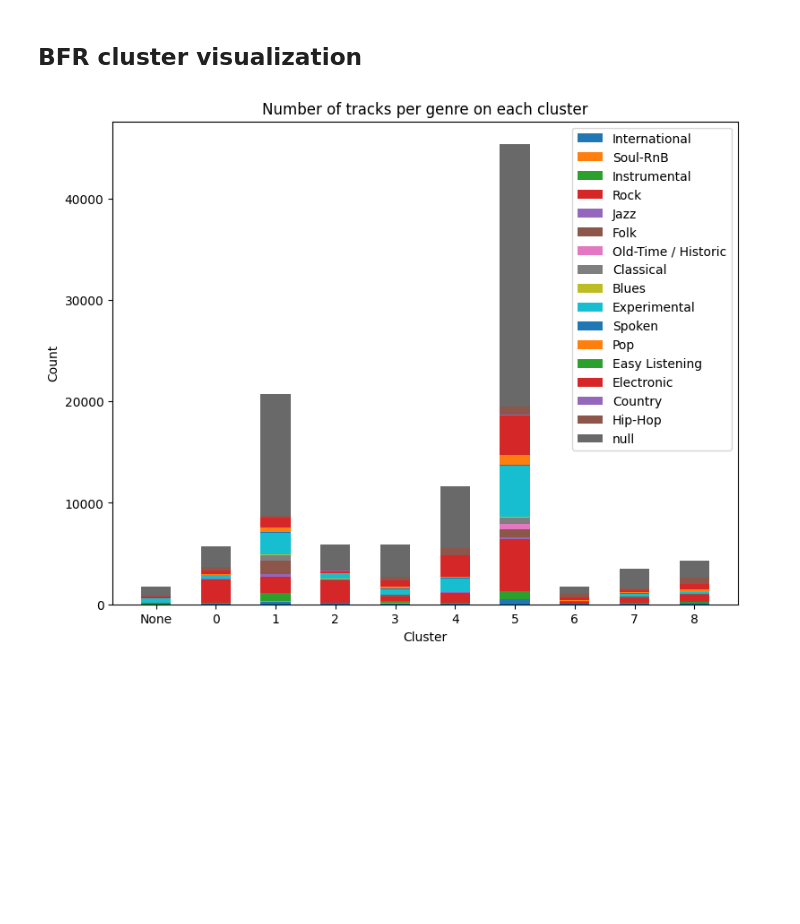
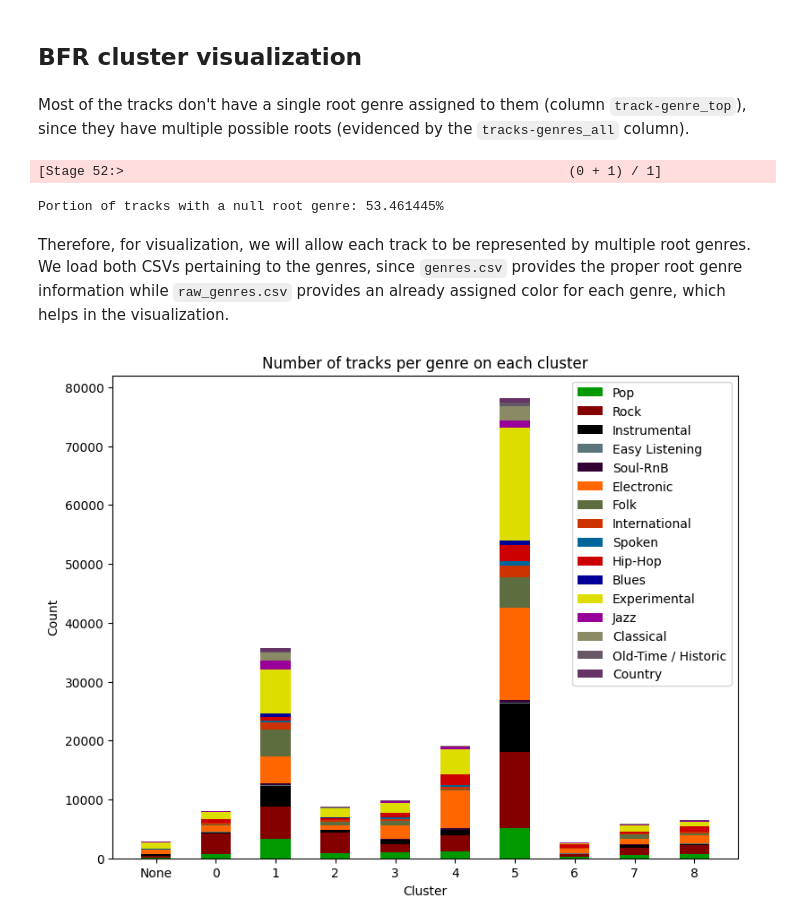
Before and after one commit to pedrocarush/MDLE-Assignment2, a Jupyter notebook: exercise1.ipynb, the cells around one changed output. Saved outputs shown, nothing was run; the diff lists cells and outputs as text; code cells hidden in the pictures; blank space fills up the shorter version.

Commit message:
Better genre evaluation and graph colors

```diff
--- a/exercise1.ipynb
+++ b/exercise1.ipynb
@@ -521,21 +515,43 @@ cluster_assignment_df = spark.createDataFrame(
     data=[(track, ds.id_) for ds in discard_sets for track in ds.tracks],
     schema=StructType([StructField('track_id', StringType(), False), StructField('cluster_id', IntegerType(), False)])
 )
+# %% [markdown]
+Most of the tracks don't have a single root genre assigned to them (column `track-genre_top`), since they have multiple possible roots (evidenced by the `tracks-genres_all` column).
+# %%
+print(f"Portion of tracks with a null root genre: {tracks_df.filter(F.col('track-genre_top').isNull()).count() / tracks_df.count():%}")
+# %% [output]
+[Stage 52:>                                                         (0 + 1) / 1]
+Portion of tracks with a null root genre: 53.461445%
+# %% [markdown]
+Therefore, for visualization, we will allow each track to be represented by multiple root genres.
+We load both CSVs pertaining to the genres, since `genres.csv` provides the proper root genre information while `raw_genres.csv` provides an already assigned color for each genre, which helps in the visualization.
+# %%
+genres_df = spark.read.option('header', 'true').csv('./data/genres.csv')
+genres_colors_df = spark.read.option('header', 'true').csv('./data/raw_genres.csv')
 # %%
 cluster_ids = [None] + list(range(n_clusters))
 
-genres = [row["track-genre_top"] for row in tracks_df.select("track-genre_top").fillna('null', 'track-genre_top').distinct().collect()]
+genres = [row["title"] for row in genres_df.filter(F.col('parent') == 0).sort(F.col('genre_id').cast(IntegerType())).select('title').collect()]
+genres_colors = {row["title"]:row["genre_color"] for row in genres_df.filter(F.col('parent') == 0).join(genres_colors_df, on='genre_id', how='inner').collect()}
+
+to_list = F.udf(lambda s: json.loads(s), ArrayType(StringType(), False))
 
 genre_counts_for_each_discard_set = {
     row['cluster_id']:row['genre_counts']
     for row in (tracks_df
+        .select('track_id', F.explode(to_list('track-genres_all')).alias('genre_id'))
+        .join(genres_df
+            .filter(F.col('parent') == 0)
+            .select('genre_id', F.col('title').alias('genre_title')),
+            on='genre_id',
+            how='inner')
+        .drop('genre_id')
         .join(cluster_assignment_df, on='track_id', how='left')
-        .select('track_id', 'cluster_id', 'track-genre_top')
-        .groupby('cluster_id', 'track-genre_top')
+        .select('track_id', 'cluster_id', 'genre_title')
+        .groupby('cluster_id', 'genre_title')
         .agg(F.count('track_id').alias('count'))
-        .fillna('null', 'track-genre_top')
         .groupby('cluster_id')
-        .agg(F.map_from_arrays(F.collect_list('track-genre_top'), F.collect_list('count')).alias('genre_counts'))
+        .agg(F.map_from_arrays(F.collect_list('genre_title'), F.collect_list('count')).alias('genre_counts'))
     ).collect()
 }
 
@@ -546,22 +562,22 @@ genre_counts = {
 # %%
 width = 0.5
 
 fig, ax = plt.subplots(figsize=(9, 7))
 bottom = np.zeros(n_clusters + 1) # include the outliers
 
 cluster_ids_xs = [-1] + list(range(n_clusters))
 
 for genre in genres:
-    p = ax.bar(cluster_ids_xs, genre_counts[genre], width, label=genre, bottom=bottom, color='dimgray' if genre == 'null' else None)
+    p = ax.bar(cluster_ids_xs, genre_counts[genre], width, label=genre, bottom=bottom, color=genres_colors[genre])
     bottom += genre_counts[genre]
 
 ax.set_title("Number of tracks per genre on each cluster")
 ax.legend(loc="upper right", fontsize=10)
 ax.set_xlabel("Cluster")
 ax.set_ylabel("Count")
 ax.set_xticks(ticks=cluster_ids_xs, labels=map(str, cluster_ids))
 
 float_to_fname = lambda f: str(f).replace('.', '-')
 fig.savefig(f'./results/graphs/clustering_genre_c{n_clusters}_std{float_to_fname(cluster_distance_threshold_standard_deviations)}_mvt{float_to_fname(compression_set_merge_variance_threshold)}_eps{float_to_fname(dbscan_eps)}.png')
 # %% [output]
-[figure, old version]
+[figure, new version]
```
Also changed, not shown: parts of 3 cells of this notebook, 1 other file.
